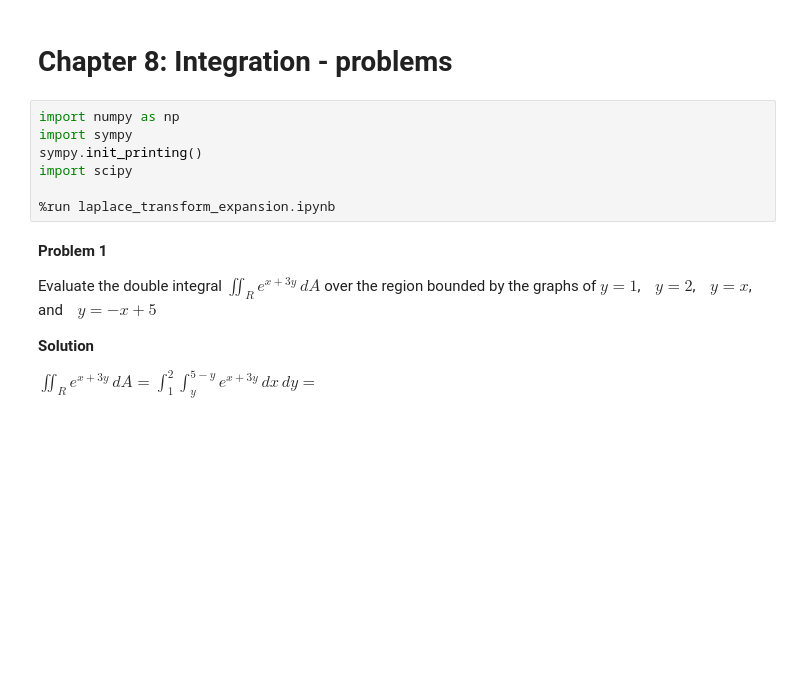
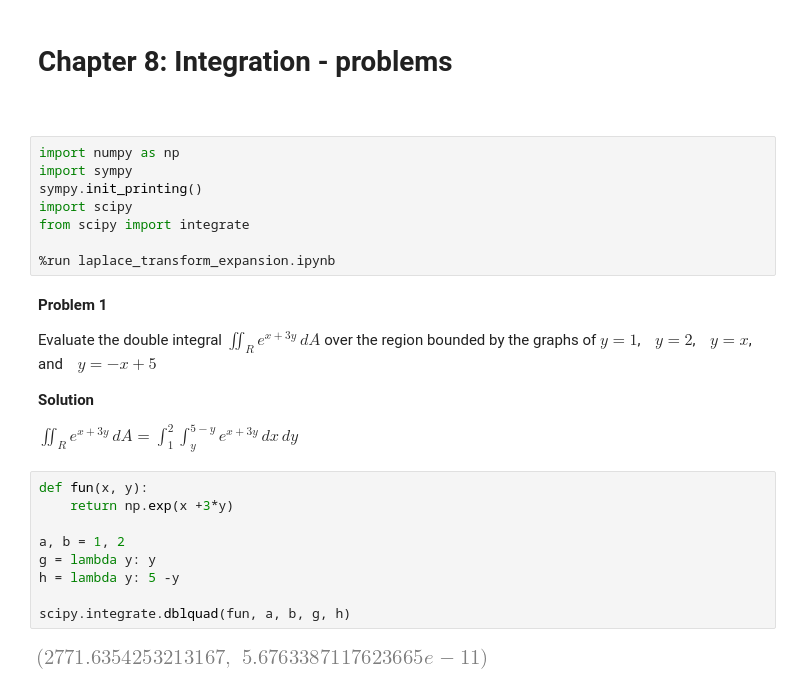
Before and after one commit to SeoulTechPSE/EngNm, a Jupyter notebook: ch08_integration/ch08_problems.ipynb, the cells around one changed output. Cells and saved outputs as stored; diff of their text form; blank space fills up the shorter version.

```diff
--- a/ch08_integration/ch08_problems.ipynb
+++ b/ch08_integration/ch08_problems.ipynb
@@ -1,10 +3,13 @@
 # %% [markdown]
 # Chapter 8: Integration - problems
+
+$~$
 # %%
 import numpy as np
 import sympy
 sympy.init_printing()
 import scipy
+from scipy import integrate
 
 %run laplace_transform_expansion.ipynb
 # %% [markdown]
@@ -14,7 +19,18 @@ Evaluate the double integral $\displaystyle \iint_R e^{x +3y}\,dA$ over the regi
 
 **Solution**
 
-$\displaystyle \iint_R e^{x +3y}\,dA = \int_1^2 \int_{y}^{5-y} e^{x +3y}\, dx \,dy=$
+$\displaystyle \iint_R e^{x +3y}\,dA = \int_1^2 \int_{y}^{5-y} e^{x +3y}\, dx \,dy$
+# %%
+def fun(x, y):
+    return np.exp(x +3*y)
+
+a, b = 1, 2
+g = lambda y: y
+h = lambda y: 5 -y
+
+scipy.integrate.dblquad(fun, a, b, g, h)
+# %% [output]
+[figure, added]
 # %% [markdown]
 **Problem 2**
 
```
Also changed, not shown: parts of 14 cells of this notebook, 15 other files.
